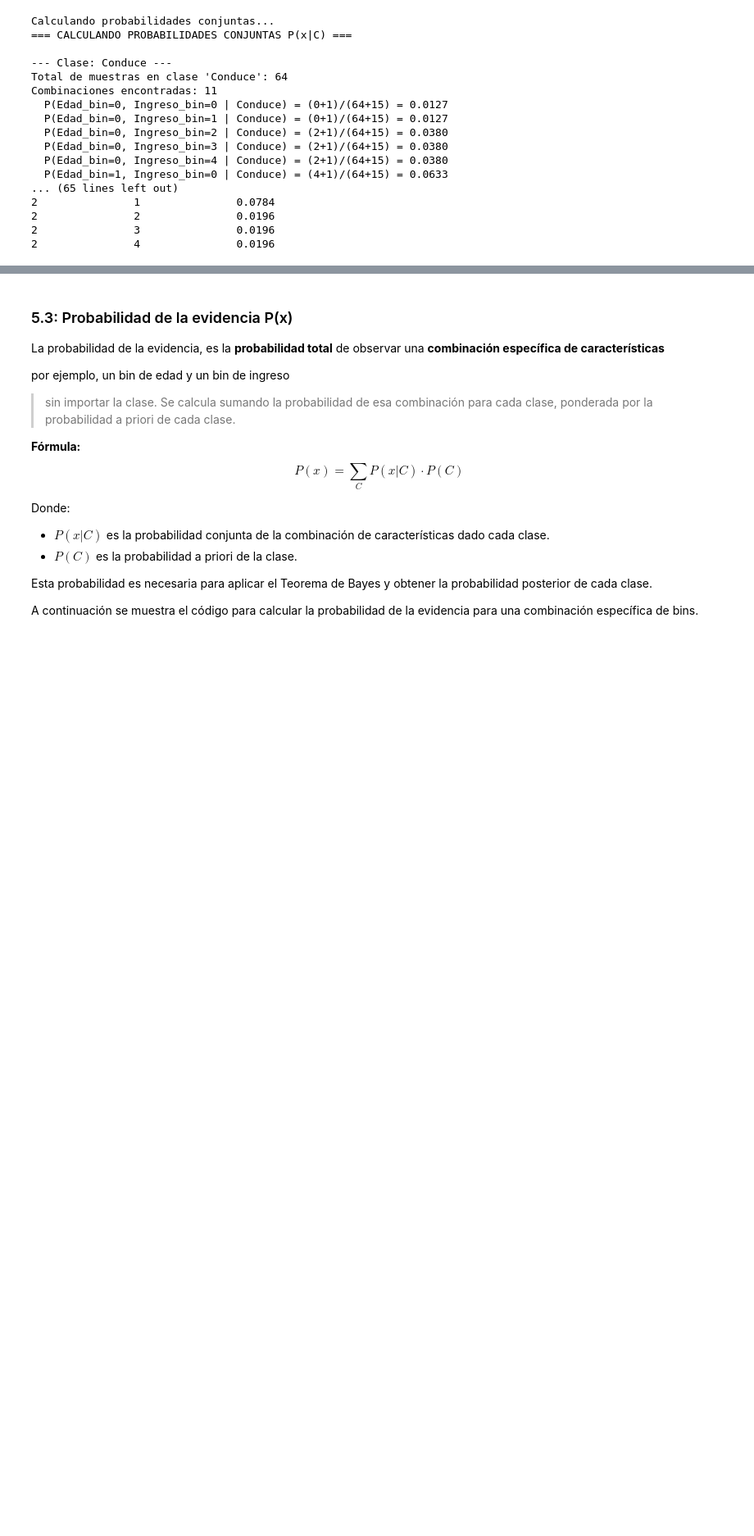
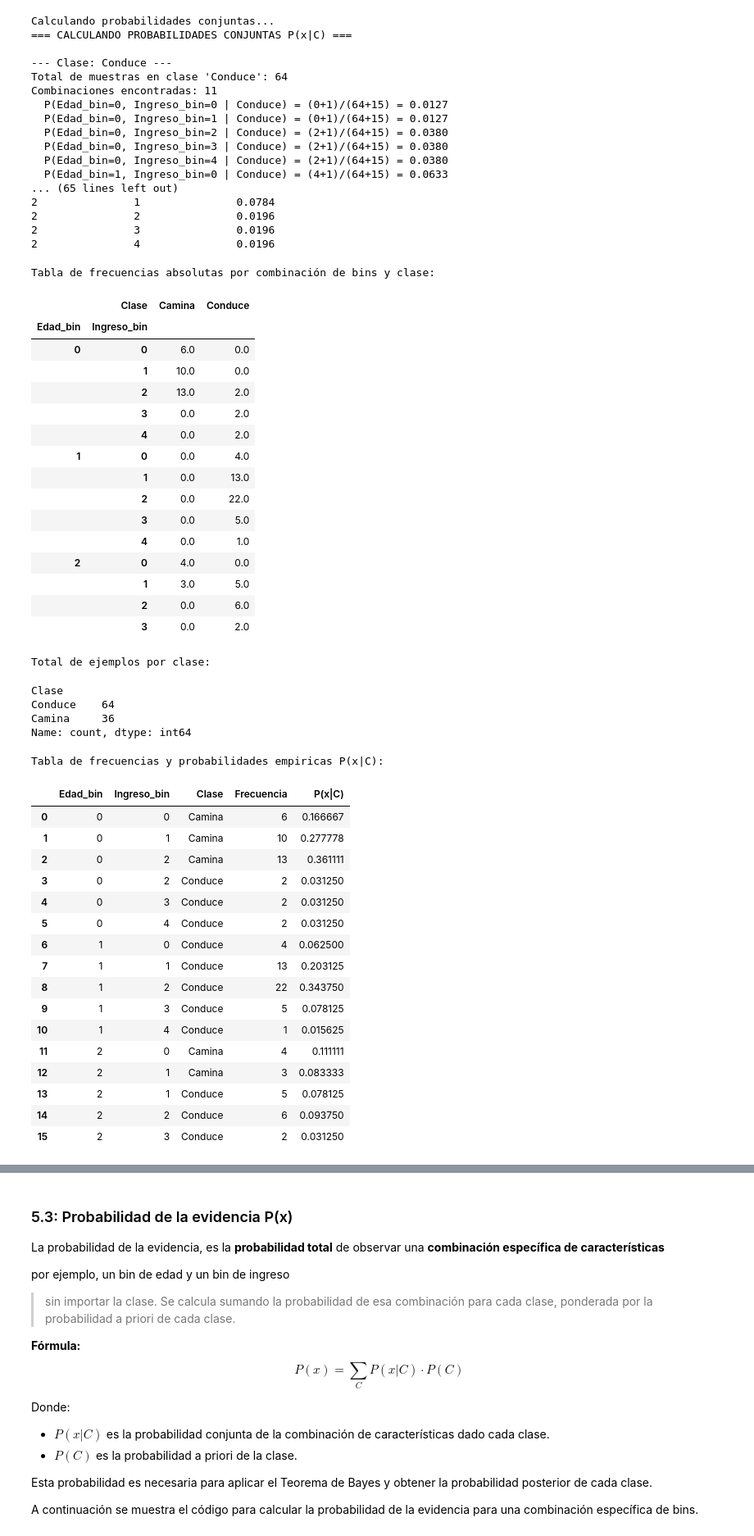
Before and after one commit to victortelles/ClasificadorBayesiano, a Jupyter notebook: clasificador_bayesiano.ipynb, the cells around one changed output, grey strips where cells are left out. Shown at 82% size. Drawn from its saved outputs; the diff is of its cells as text; code cells hidden in the pictures; blank space fills up the shorter version.

```diff
--- a/clasificador_bayesiano.ipynb
+++ b/clasificador_bayesiano.ipynb
@@ -471,4 +471,71 @@ Combinaciones encontradas: 11
 2               2               0.0196
 2               3               0.0196
 2               4               0.0196
+# %%
+# Mostrar tabla de frecuencias cruzadas y conteo absoluto por combinación de bins y clase
+import pandas as pd
+
+# Agrupar por Edad_bin, Ingreso_bin y Clase para obtener la frecuencia absoluta
+conteo = df_procesado.groupby(['Edad_bin', 'Ingreso_bin', 'Clase']).size().reset_index(name='Frecuencia')
+
+# Pivotear la tabla para mostrar una columna por clase (Camina, Conduce)
+tabla_pivot = conteo.pivot_table(index=['Edad_bin', 'Ingreso_bin'], columns='Clase', values='Frecuencia', fill_value=0)
+
+# Mostrar la tabla como en las instrucciones
+print("Tabla de frecuencias absolutas por combinación de bins y clase:")
+display(tabla_pivot)
+
+# Mostrar el total de ejemplos por clase
+print("\nTotal de ejemplos por clase:")
+total_por_clase = df_procesado['Clase'].value_counts()
+display(total_por_clase)
+
+# Calcular y mostrar la probabilidad empírica P(x|C) para cada combinación
+conteo['Total_clase'] = conteo['Clase'].map(total_por_clase)
+conteo['P(x|C)'] = conteo['Frecuencia'] / conteo['Total_clase']
+
+# Mostrar tabla final con probabilidades
+print("\nTabla de frecuencias y probabilidades empiricas P(x|C):")
+display(conteo[['Edad_bin', 'Ingreso_bin', 'Clase', 'Frecuencia', 'P(x|C)']])
+# %% [output]
+Tabla de frecuencias absolutas por combinación de bins y clase:
+|  | Clase | Camina | Conduce |
+| Edad_bin | Ingreso_bin |  |  |
+| 0 | 0 | 6.0 | 0.0 |
+|  | 1 | 10.0 | 0.0 |
+|  | 2 | 13.0 | 2.0 |
+|  | 3 | 0.0 | 2.0 |
+|  | 4 | 0.0 | 2.0 |
+| 1 | 0 | 0.0 | 4.0 |
+|  | 1 | 0.0 | 13.0 |
+|  | 2 | 0.0 | 22.0 |
+|  | 3 | 0.0 | 5.0 |
+|  | 4 | 0.0 | 1.0 |
+| 2 | 0 | 4.0 | 0.0 |
+|  | 1 | 3.0 | 5.0 |
+|  | 2 | 0.0 | 6.0 |
+|  | 3 | 0.0 | 2.0 |
+Total de ejemplos por clase:
+Clase
+Conduce    64
+Camina     36
+Name: count, dtype: int64
+Tabla de frecuencias y probabilidades empiricas P(x|C):
+|  | Edad_bin | Ingreso_bin | Clase | Frecuencia | P(x|C) |
+| 0 | 0 | 0 | Camina | 6 | 0.166667 |
+| 1 | 0 | 1 | Camina | 10 | 0.277778 |
+| 2 | 0 | 2 | Camina | 13 | 0.361111 |
+| 3 | 0 | 2 | Conduce | 2 | 0.031250 |
+| 4 | 0 | 3 | Conduce | 2 | 0.031250 |
+| 5 | 0 | 4 | Conduce | 2 | 0.031250 |
+| 6 | 1 | 0 | Conduce | 4 | 0.062500 |
+| 7 | 1 | 1 | Conduce | 13 | 0.203125 |
+| 8 | 1 | 2 | Conduce | 22 | 0.343750 |
+| 9 | 1 | 3 | Conduce | 5 | 0.078125 |
+| 10 | 1 | 4 | Conduce | 1 | 0.015625 |
+| 11 | 2 | 0 | Camina | 4 | 0.111111 |
+| 12 | 2 | 1 | Camina | 3 | 0.083333 |
+| 13 | 2 | 1 | Conduce | 5 | 0.078125 |
+| 14 | 2 | 2 | Conduce | 6 | 0.093750 |
+| 15 | 2 | 3 | Conduce | 2 | 0.031250 |
 # %%
```
Also changed, not shown: parts of 7 cells of this notebook.
